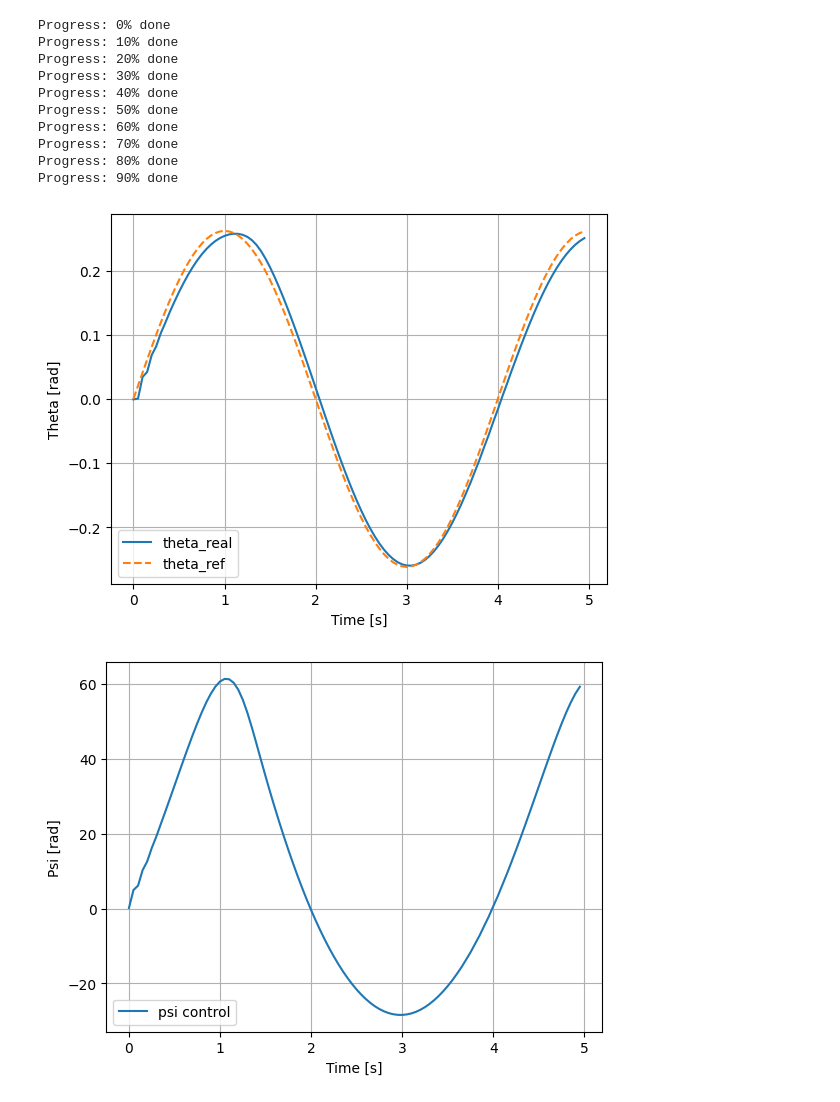
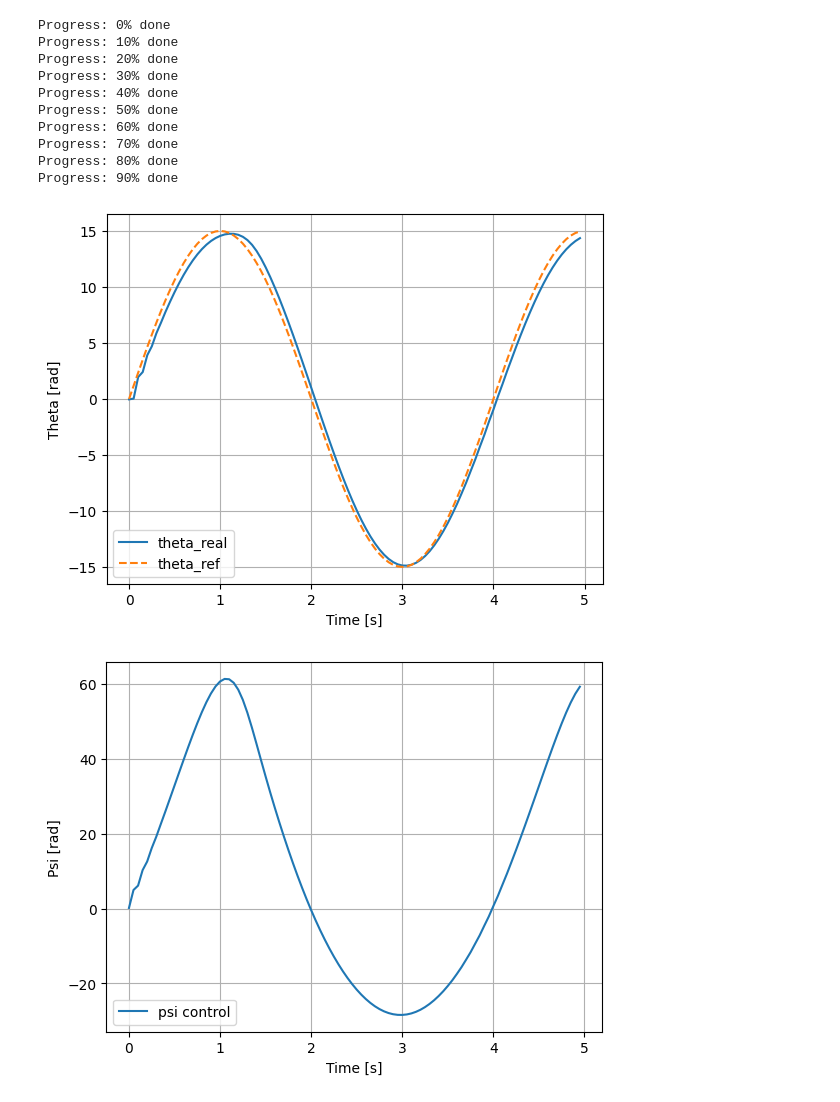
Before and after one commit to jhiltonjones/road_to_paper, a Jupyter notebook: pid_controller.ipynb, the cells around one changed output. Saved outputs shown, nothing was run; the diff lists cells and outputs as text; code cells hidden in the pictures.

```diff
--- a/pid_controller.ipynb
+++ b/pid_controller.ipynb
@@ -333,34 +333,34 @@ Progress: 90% done
 # %%
 t        = dy_pd_con["t"]
 theta    = dy_pd_con["theta_rad"]
 theta_ref= dy_pd_con["theta_ref"]
 psi      = dy_pd_con["psi_rad"]
 error    = dy_pd_con["error_rad"]
 
 plt.figure()
-plt.plot(t, theta, label="theta_real")
-plt.plot(t, theta_ref, "--", label="theta_ref")
+plt.plot(t, np.rad2deg(theta), label="theta_real")
+plt.plot(t, np.rad2deg(theta_ref), "--", label="theta_ref")
 plt.xlabel("Time [s]")
 plt.ylabel("Theta [rad]")
 plt.legend()
 plt.grid(True)
 
 plt.figure()
 plt.plot(t, np.rad2deg(psi), label="psi control")
 plt.xlabel("Time [s]")
 plt.ylabel("Psi [rad]")
 plt.legend()
 plt.grid(True)
 
 plt.figure()
 plt.plot(t, error, label="error")
 plt.xlabel("Time [s]")
 plt.ylabel("Error [rad]")
 plt.legend()
 plt.grid(True)
 
 plt.show()
 # %% [output]
-[figure, old version]
+[figure, new version]
 [figure]
 [figure]
```
